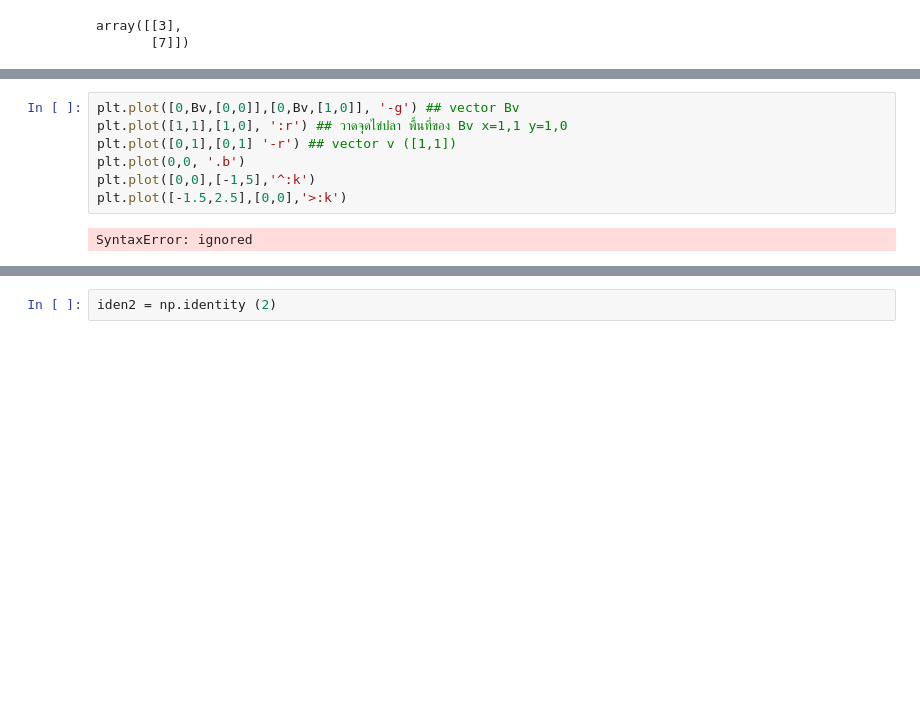
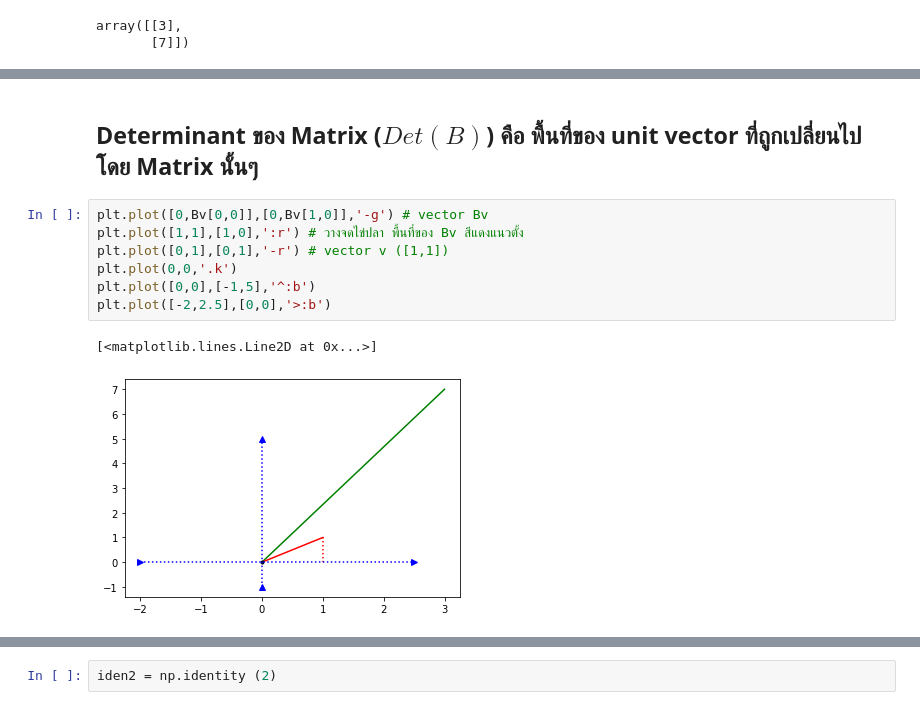
Before and after one commit to Jaomiew/Multivariate, a Jupyter notebook: MVA001.ipynb, the cells around one changed output, grey strips where cells are left out. Cells and saved outputs as stored; diff of their text form; blank space fills up the shorter version.

```diff
--- a/MVA001.ipynb
+++ b/MVA001.ipynb
@@ -150,9 +151,12 @@ Determinant ของ matrix ก็คือ
+# %% [markdown]
+## Determinant ของ Matrix ($Det(B)$) คือ พื้นที่ของ unit vector ที่ถูกเปลี่ยนไป โดย Matrix นั้นๆ
 # %%
-plt.plot([0,Bv,[0,0]],[0,Bv,[1,0]], '-g') ## vector Bv
-plt.plot([1,1],[1,0], ':r') ## วาดจุดไข่ปลา พื้นที่ของ Bv x=1,1 y=1,0
-plt.plot([0,1],[0,1] '-r') ## vector v ([1,1])
-plt.plot(0,0, '.b')
-plt.plot([0,0],[-1,5],'^:k')
-plt.plot([-1.5,2.5],[0,0],'>:k')
+plt.plot([0,Bv[0,0]],[0,Bv[1,0]],'-g') # vector Bv
+plt.plot([1,1],[1,0],':r') # วางจดไข่ปลา พื้นที่ของ Bv สีแดงแนวตั้ง
+plt.plot([0,1],[0,1],'-r') # vector v ([1,1])
+plt.plot(0,0,'.k')
+plt.plot([0,0],[-1,5],'^:b')
+plt.plot([-2,2.5],[0,0],'>:b')
 # %% [output]
-SyntaxError: ignored
+[<matplotlib.lines.Line2D at 0x...>]
+[figure, added]
```
Also changed, not shown: parts of 27 cells of this notebook.
